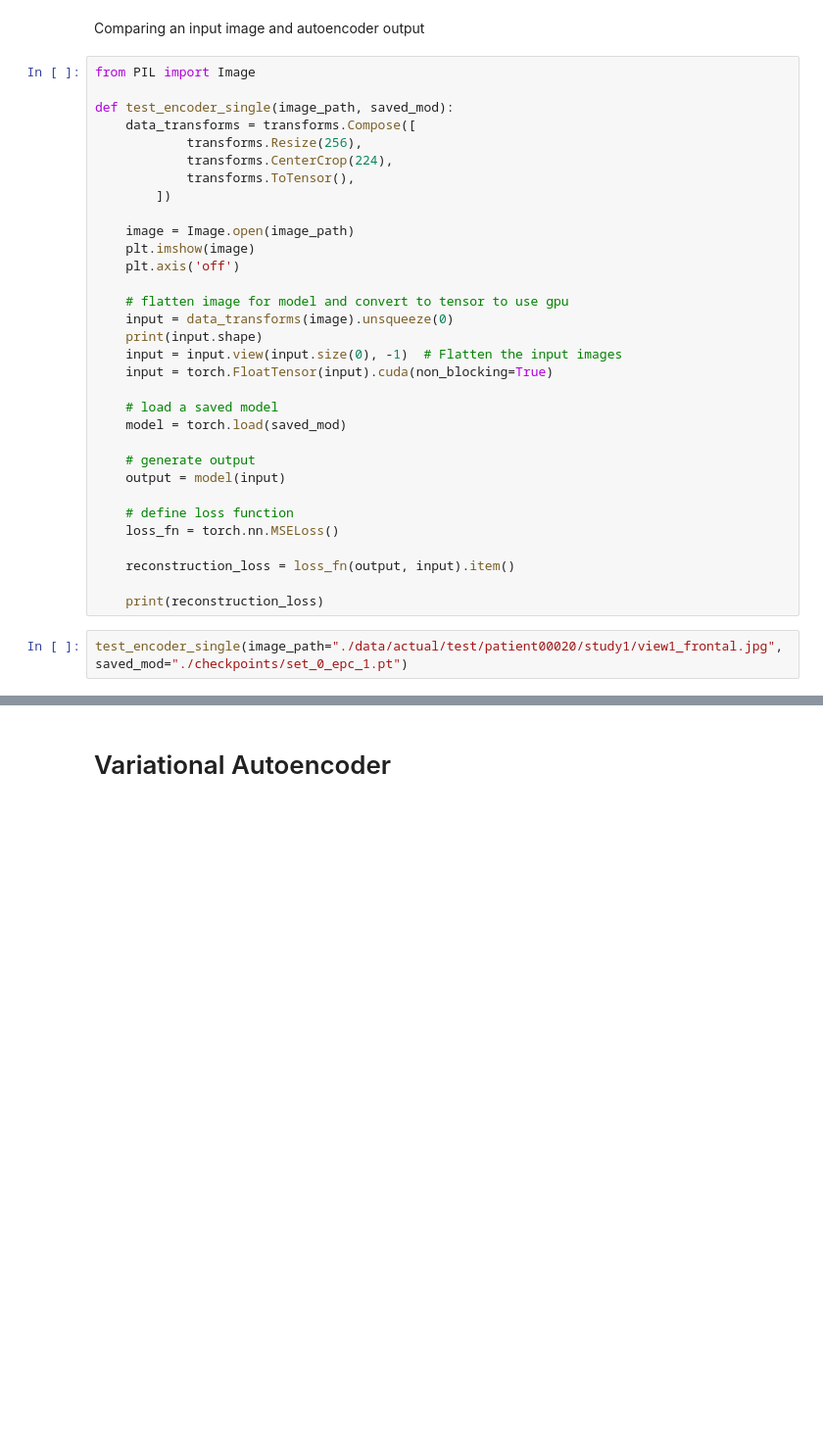
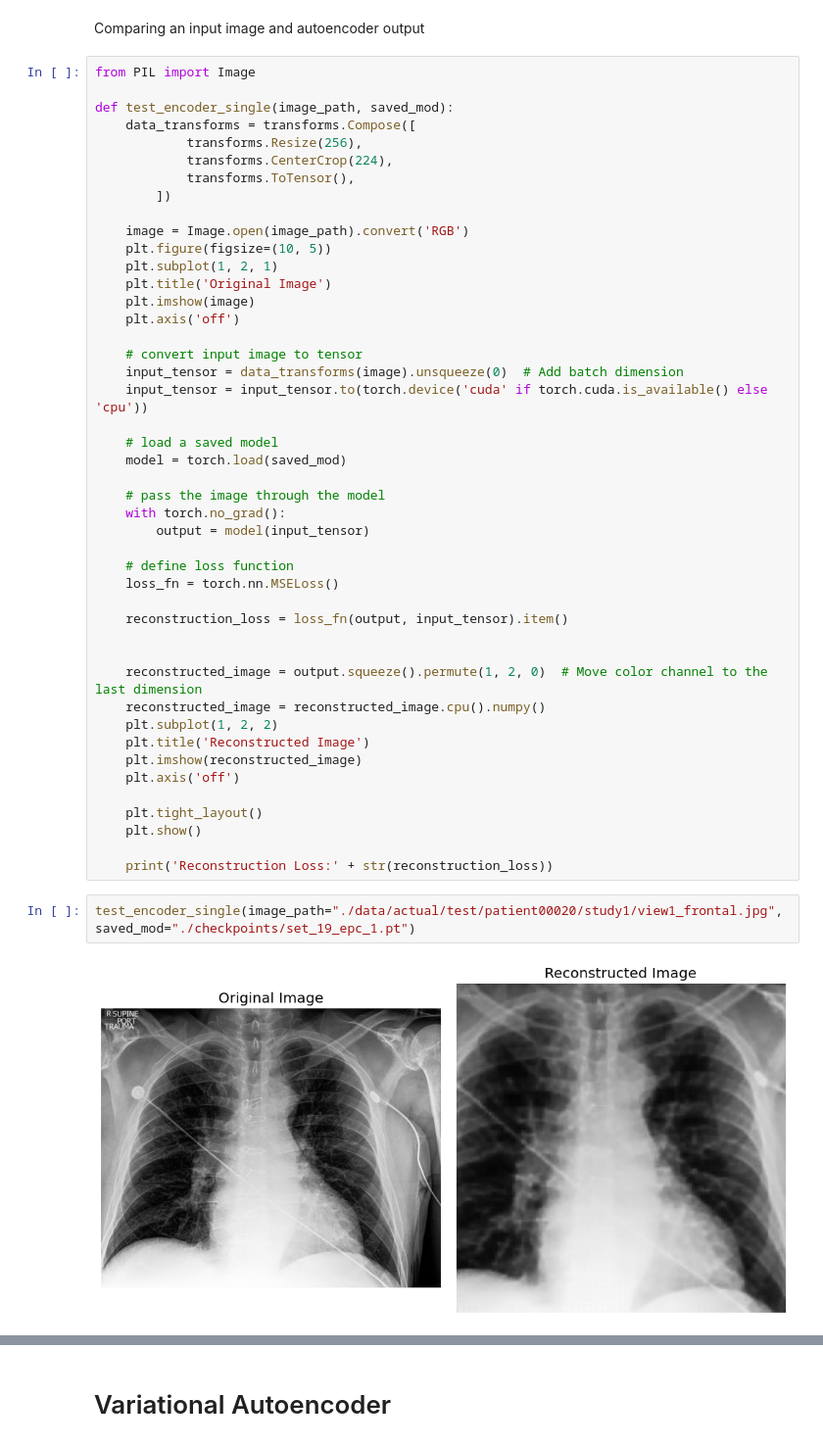
Before and after one commit to Achan40/multimodal-class-acv, a Jupyter notebook: metrics_and_performance.ipynb, the cells around one changed output, grey strips where cells are left out. Shown at 98% size. Cells and saved outputs as stored; diff of their text form; blank space fills up the shorter version.

Commit message:
complete basics for AE model

```diff
--- a/metrics_and_performance.ipynb
+++ b/metrics_and_performance.ipynb
@@ -335,28 +335,42 @@ def test_encoder_single(image_path, saved_mod):
             transforms.ToTensor(),
         ])
 
-    image = Image.open(image_path)
+    image = Image.open(image_path).convert('RGB')
+    plt.figure(figsize=(10, 5))
+    plt.subplot(1, 2, 1)
+    plt.title('Original Image')
     plt.imshow(image)
     plt.axis('off')
 
-    # flatten image for model and convert to tensor to use gpu
-    input = data_transforms(image).unsqueeze(0)
-    print(input.shape)
-    input = input.view(input.size(0), -1)  # Flatten the input images
-    input = torch.FloatTensor(input).cuda(non_blocking=True)
+    # convert input image to tensor
+    input_tensor = data_transforms(image).unsqueeze(0)  # Add batch dimension
+    input_tensor = input_tensor.to(torch.device('cuda' if torch.cuda.is_available() else 'cpu'))
 
     # load a saved model
     model = torch.load(saved_mod)
 
-    # generate output
-    output = model(input)
+    # pass the image through the model
+    with torch.no_grad():
+        output = model(input_tensor)
 
     # define loss function
     loss_fn = torch.nn.MSELoss()
 
-    reconstruction_loss = loss_fn(output, input).item()
+    reconstruction_loss = loss_fn(output, input_tensor).item()
 
-    print(reconstruction_loss)
+
+    reconstructed_image = output.squeeze().permute(1, 2, 0)  # Move color channel to the last dimension
+    reconstructed_image = reconstructed_image.cpu().numpy()
+    plt.subplot(1, 2, 2)
+    plt.title('Reconstructed Image')
+    plt.imshow(reconstructed_image)
+    plt.axis('off')
+
+    plt.tight_layout()
+    plt.show()
+
+    print('Reconstruction Loss:' + str(reconstruction_loss))
 # %%
-test_encoder_single(image_path="./data/actual/test/patient00020/study1/view1_frontal.jpg", saved_mod="./checkpoints/set_0_epc_1.pt")
+test_encoder_single(image_path="./data/actual/test/patient00020/study1/view1_frontal.jpg", saved_mod="./checkpoints/set_19_epc_1.pt")
 # %% [output]
+[figure, new version]
```
Also changed, not shown: parts of 3 cells of this notebook, 3 other files.
